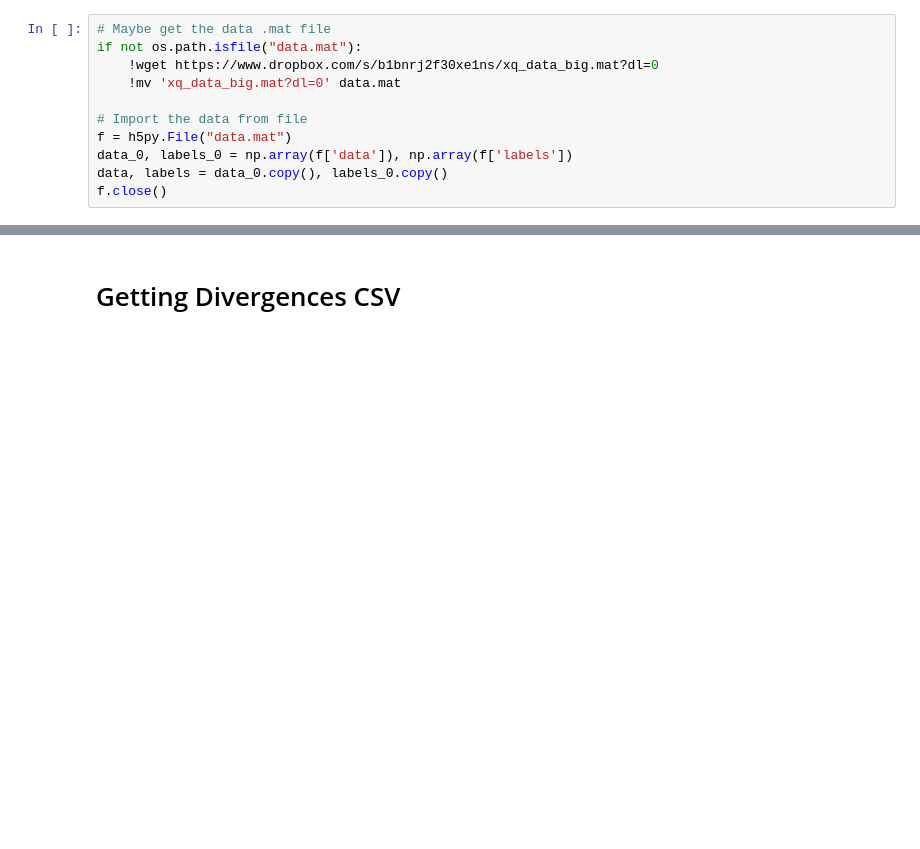
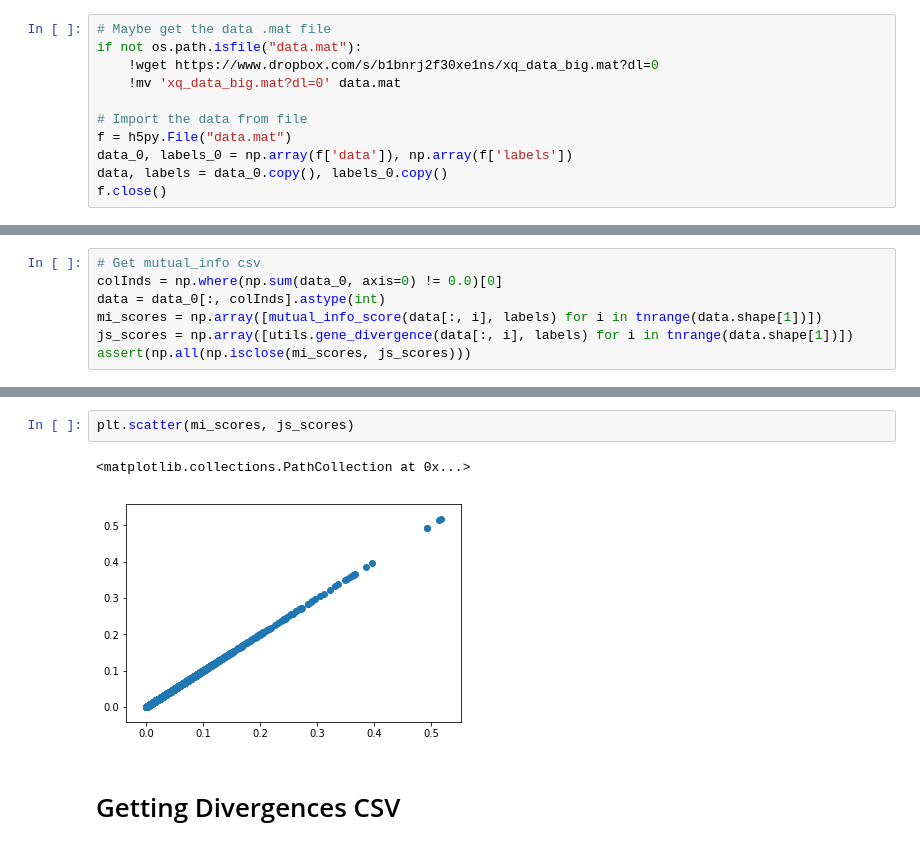
Before and after one commit to akshayyeluri/cellClassifier, a Jupyter notebook: finding_relevant_genes.ipynb, the cells around one changed output, grey strips where cells are left out. Saved outputs shown, nothing was run; the diff lists cells and outputs as text; blank space fills up the shorter version.

```diff
--- a/finding_relevant_genes.ipynb
+++ b/finding_relevant_genes.ipynb
@@ -44,0 +66,7 @@ f.close()
+# %%
+# Get mutual_info csv
+colInds = np.where(np.sum(data_0, axis=0) != 0.0)[0]
+data = data_0[:, colInds].astype(int)
+mi_scores = np.array([mutual_info_score(data[:, i], labels) for i in tnrange(data.shape[1])])
+js_scores = np.array([utils.gene_divergence(data[:, i], labels) for i in tnrange(data.shape[1])])
+assert(np.all(np.isclose(mi_scores, js_scores)))
@@ -45,3 +76,8 @@ f.close()
+# %%
+plt.scatter(mi_scores, js_scores)
+# %% [output]
+<matplotlib.collections.PathCollection at 0x...>
+[figure, added]
 # %% [markdown]
 # Getting Divergences CSV
 # %% [raw]
```
Also changed, not shown: parts of 12 cells of this notebook, 1 other file.
